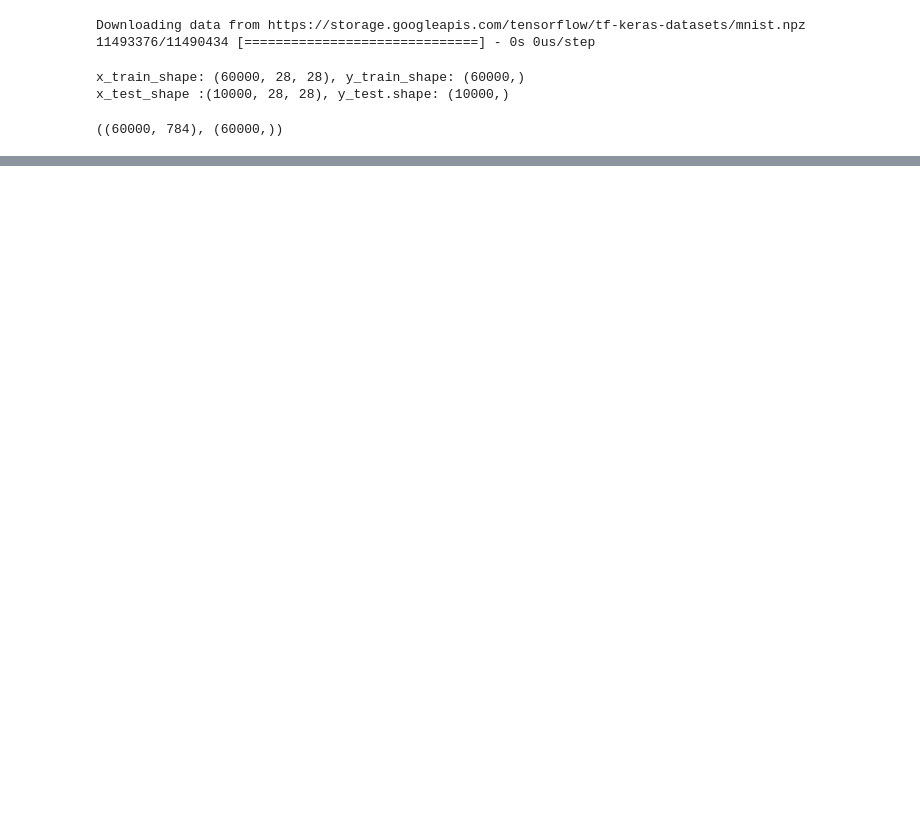
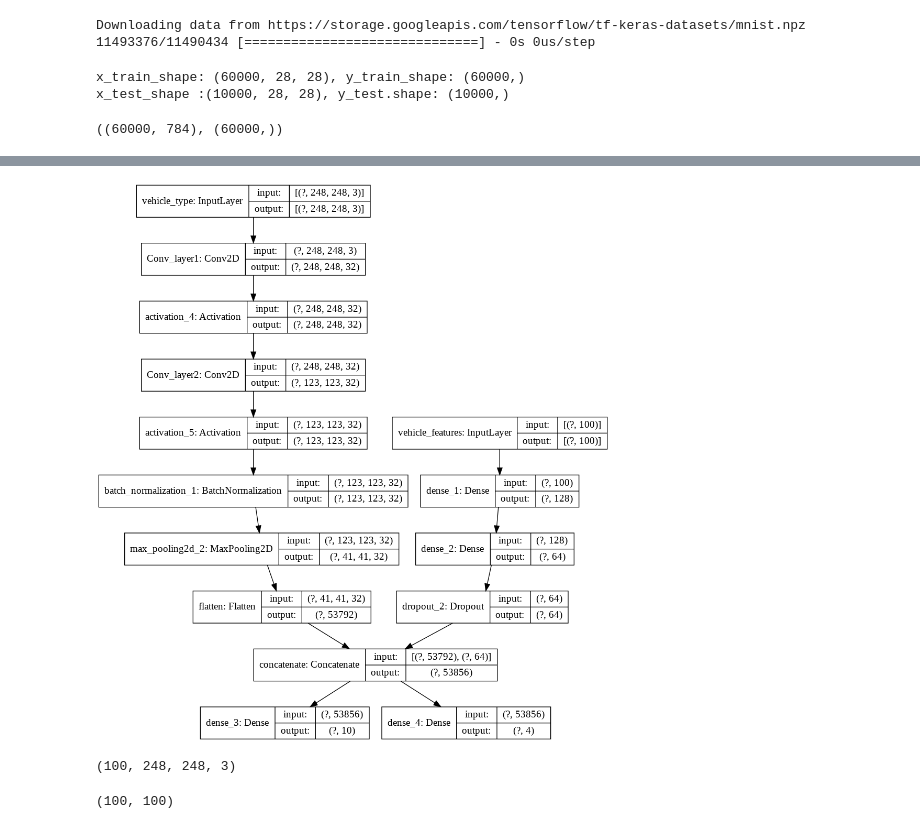
Before and after one commit to martinpius/keras_Functional_API_architecture, a Jupyter notebook: keras_functional_API.ipynb, the cells around one changed output, grey strips where cells are left out. Cells and saved outputs as stored; diff of their text form; code cells hidden in the pictures; blank space fills up the shorter version.

```diff
--- a/keras_functional_API.ipynb
+++ b/keras_functional_API.ipynb
@@ -314,0 +340,4 @@ ________________________________________________________________________________
+# %%
+x2 = Dense(units = 128, kernel_initializer = 'random_normal',activation = 'relu')(vehicle_features_inputs)
+x2 = Dense(units = 64, kernel_initializer = 'random_normal', activation = 'relu')(x2)
+x2 = Dropout(rate = 0.2)(x2)
@@ -314,0 +346,2 @@ ________________________________________________________________________________
+# %%
+x = tf.keras.layers.concatenate([x1,x2])
@@ -314,0 +350,6 @@ ________________________________________________________________________________
+# %%
+pred1 = Dense(units = 10, activation = 'softmax')(x)
+pred2 = Dense(units = 4, activation = 'softmax')(x)
+# %%
+#Now we can create our model using the above inputs, outputs
+model = Model(inputs = [vehicle_type_inputs,vehicle_features_inputs], outputs = [pred1,pred2], name = 'Multi-inputs-outputs-Model')
@@ -314,0 +377,4 @@ ________________________________________________________________________________
+# %%
+tf.keras.utils.plot_model(model = model, to_file = 'mymodel.png',show_shapes= True)
+# %% [output]
+[figure, added]
@@ -314,0 +388,8 @@ ________________________________________________________________________________
+# %%
+input_1.shape
+# %% [output]
+(100, 248, 248, 3)
+# %%
+input_2.shape
+# %% [output]
+(100, 100)
```
Also changed, not shown: parts of 44 cells of this notebook.
